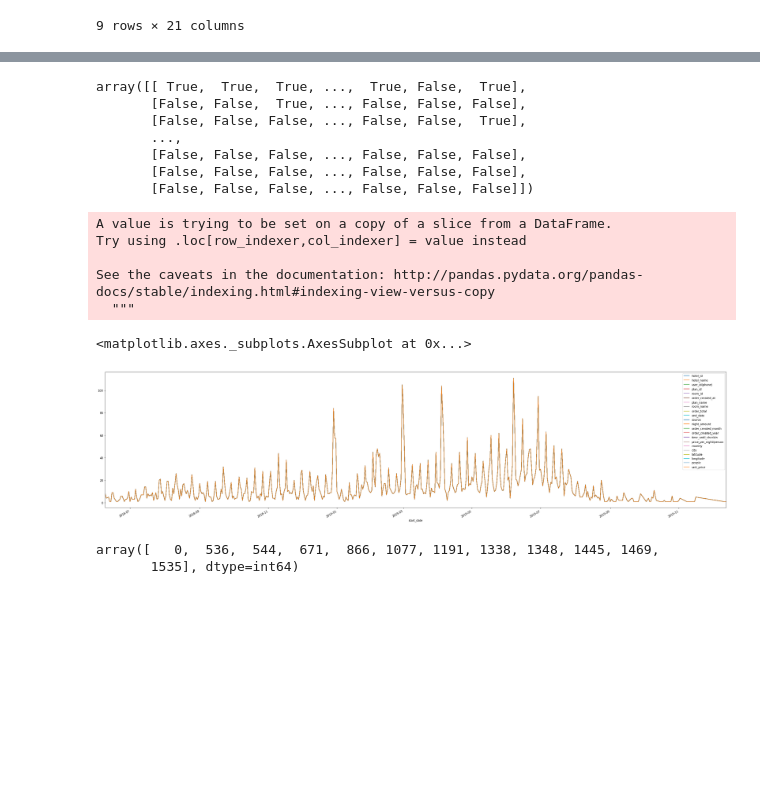
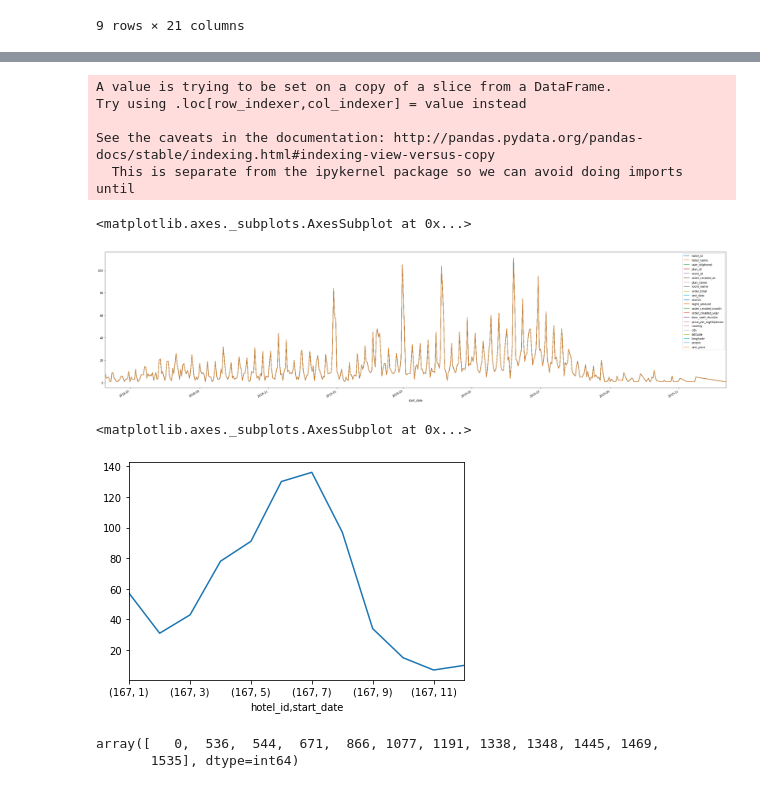
Before and after one commit to johnny12150/19-lab-summer-training, a Jupyter notebook: 0829/inner_data_EDA.ipynb, the cells around one changed output, grey strips where cells are left out. Cells and saved outputs as stored; diff of their text form; code cells hidden in the pictures; blank space fills up the shorter version.

```diff
--- a/0829/inner_data_EDA.ipynb
+++ b/0829/inner_data_EDA.ipynb
@@ -320,28 +230,19 @@ stay.reindex(r).fillna(0.0).rename_axis('start_date').reset_index()
 live.astype(bool).sum().sort_values(ascending=False)
 
 top_user = live.astype(bool).sum().sort_values(ascending=False).index
-# 是否住過該飯店
-live.loc[:, top_user[:20]].astype(bool).T.values
+# 前面的user是否住過該飯店
+# live.loc[:, top_user[:20]].astype(bool).T.values
-# %% [output]
-array([[ True,  True,  True, ...,  True, False,  True],
-       [False, False,  True, ..., False, False, False],
-       [False, False, False, ..., False, False,  True],
-       ...,
-       [False, False, False, ..., False, False, False],
-       [False, False, False, ..., False, False, False],
-       [False, False, False, ..., False, False, False]])
 # %%
-# TODO: 調查room id何時空房/ 飯店空房數與日期間的關係圖
-
 # 住過最多間飯店的使用者的住房量與時間關係
 times = df.loc[df['user_id(phone)'] == top_user[0]]
-times['start_date'] = times['start_date'].astype('datetime64')
+times['start_date'] = times['start_date'].astype('datetime64[ns]')
 times.groupby('start_date').count().plot(figsize=(40,10))
+# times.groupby(times['start_date'].dt.month).count().plot(kind="bar")
 # %% [output]
 A value is trying to be set on a copy of a slice from a DataFrame.
 Try using .loc[row_indexer,col_indexer] = value instead
 
 See the caveats in the documentation: http://pandas.pydata.org/pandas-docs/stable/indexing.html#indexing-view-versus-copy
-  """
+  This is separate from the ipykernel package so we can avoid doing imports until
 <matplotlib.axes._subplots.AxesSubplot at 0x...>
 [figure]
@@ -348,3 +251,14 @@ See the caveats in the documentation: http://pandas.pydata.org/pandas-docs/stabl
+# %%
+# 飯店住房數與日期間的關係圖
+df['start_date'] = df['start_date'].astype('datetime64').dt.month
+hotel_live_count = df.groupby(['hotel_id', 'start_date'])['hotel_name'].agg('count')
+# 有哪些飯店id
+hotel_set = list(set(hotel_live_count.index.get_level_values(0)))
+# 取特定hotel的資料
+hotel_live_count.iloc[hotel_live_count.index.get_level_values(0) == hotel_set[1]].plot()
+# %% [output]
+<matplotlib.axes._subplots.AxesSubplot at 0x...>
+[figure, added]
 # %%
 def set_hotel_id(x):
     live_list = []
```
Also changed, not shown: parts of 12 cells of this notebook.
